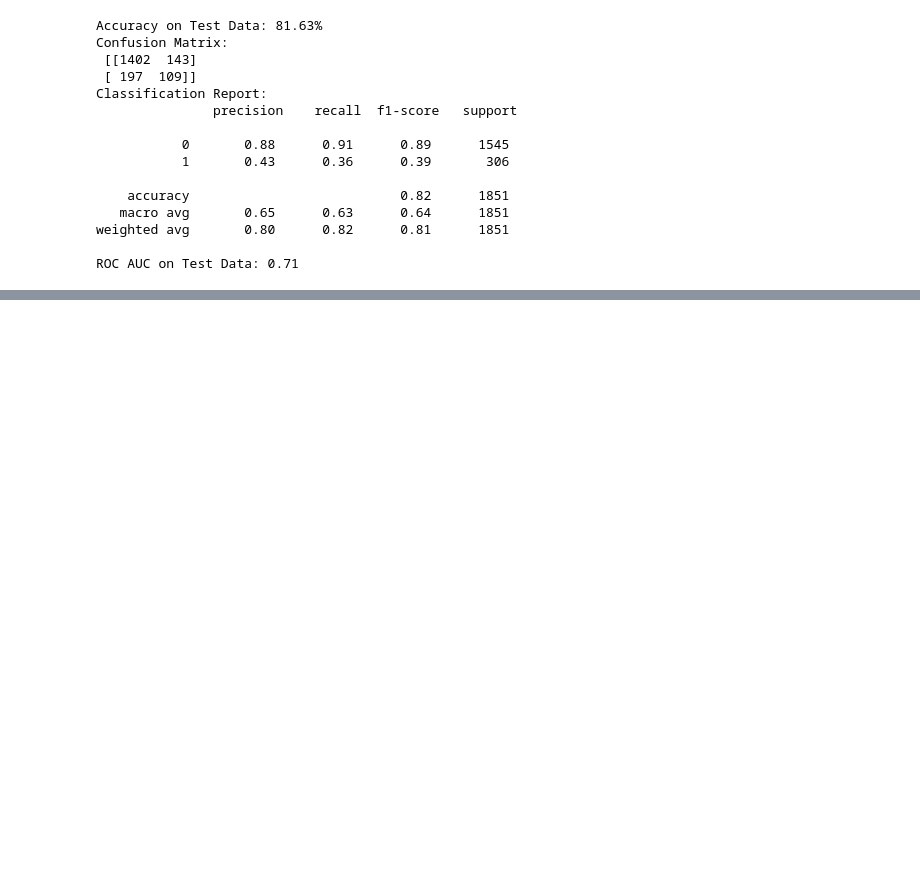
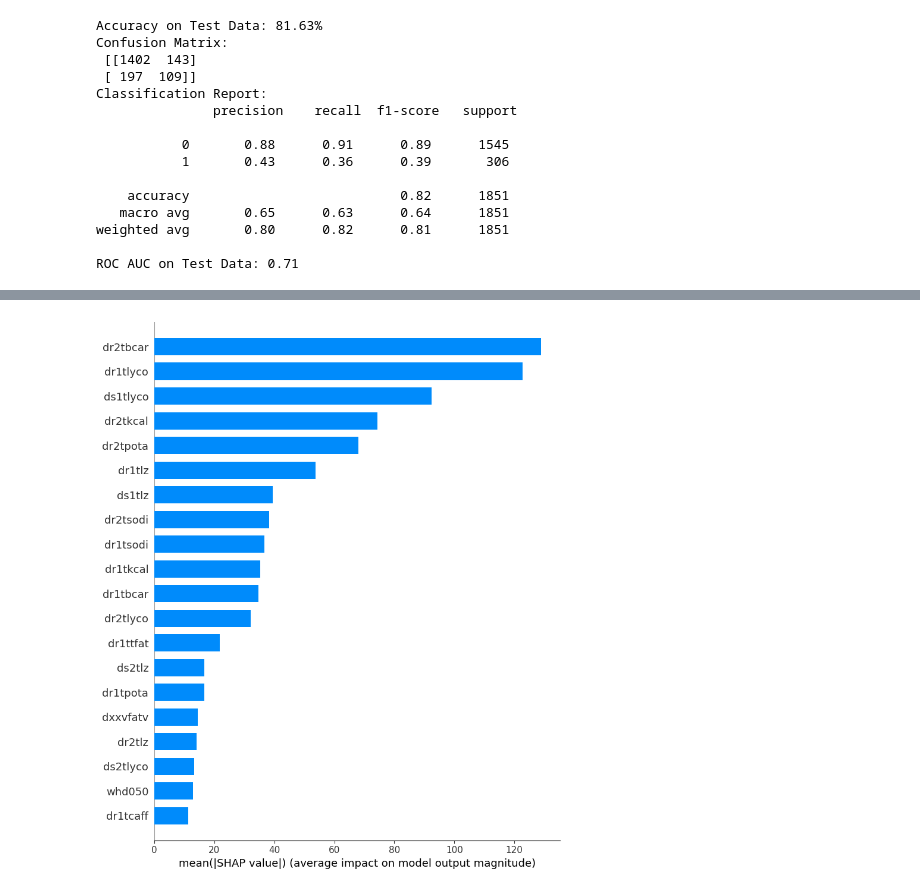
Before and after one commit to mamishere/Assessing-the-Diagnostic-Accuracy-of-ML-Algorithms-for-Identification-of-Asthma, a Jupyter notebook: main.ipynb, the cells around one changed output, grey strips where cells are left out. Saved outputs shown, nothing was run; the diff lists cells and outputs as text; code cells hidden in the pictures; blank space fills up the shorter version.

```diff
--- a/main.ipynb
+++ b/main.ipynb
@@ -327,0 +333,13 @@ ROC AUC on Test Data: 0.71
+# %%
+X_train_upsampled = upsampled_train_data.drop('mcq010new', axis=1)
+y_train_upsampled = upsampled_train_data['mcq010new']
+
+X_test = Test_data.drop('mcq010new', axis=1)
+y_test = Test_data['mcq010new']
+
+scaler = StandardScaler()
+X_train_scaled = scaler.fit_transform(X_train_upsampled)
+X_test_scaled = scaler.transform(X_test)
+
+# Train the model
+model.fit(X_train_scaled, y_train_upsampled)
@@ -327,0 +353,2 @@ ROC AUC on Test Data: 0.71
+# %%
+X_test_scaled_df = pd.DataFrame(X_test, columns=Test_data.drop('mcq010new', axis=1).columns)
@@ -327,0 +371,9 @@ ROC AUC on Test Data: 0.71
+# %%
+explainer = shap.Explainer(model, X_test_scaled_df)
+# %%
+shap_values = explainer.shap_values(X_test_scaled_df)
+# %%
+shap.summary_plot(shap_values, X_test_scaled_df, plot_type='bar')
+plt.show()
+# %% [output]
+[figure, added]
```
Also changed, not shown: parts of 6 cells of this notebook.
